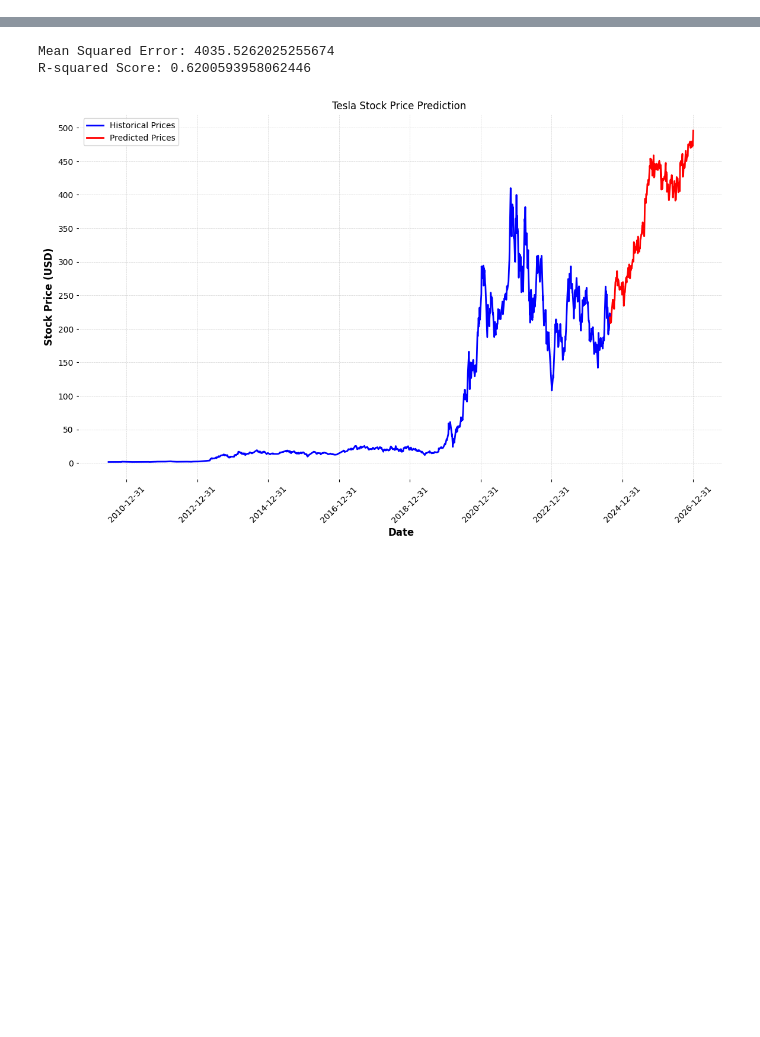
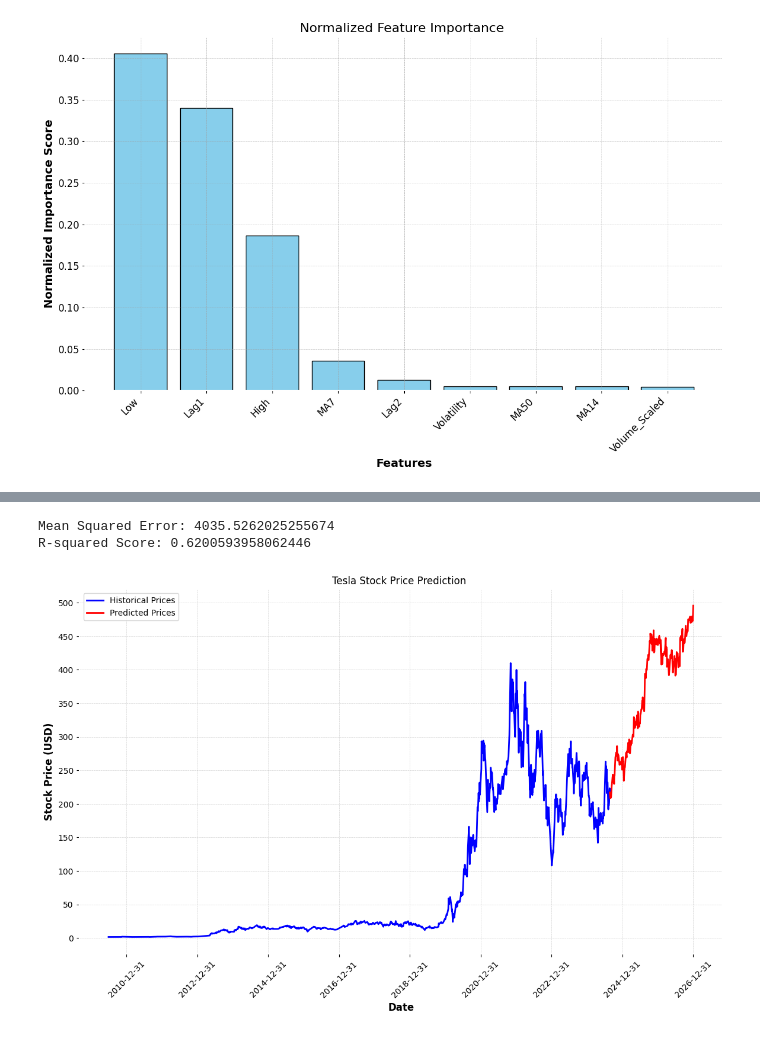
Before and after one commit to ol287/Learning_from_data_cw, a Jupyter notebook: Learning_front_data.ipynb, the cells around one changed output, grey strips where cells are left out. Saved outputs shown, nothing was run; the diff lists cells and outputs as text; code cells hidden in the pictures; blank space fills up the shorter version.

```diff
--- a/Learning_front_data.ipynb
+++ b/Learning_front_data.ipynb
@@ -272,2 +273,78 @@ Error reading the file: [Errno 2] No such file or directory: '/content/sample_da
 
 [365 rows x 2 columns]
+# %%
+import pandas as pd
+import numpy as np
+from xgboost import XGBRegressor
+from sklearn.model_selection import train_test_split
+import matplotlib.pyplot as plt
+
+
+# Ensure the 'Date' column is in datetime format
+df['Date'] = pd.to_datetime(df['Date'])
+
+# Perform the same preprocessing steps as described in your original code
+df['Volatility'] = df['High'] - df['Low']
+df['MA7'] = df['Close'].rolling(window=7).mean()
+df['MA14'] = df['Close'].rolling(window=14).mean()
+df['MA50'] = df['Close'].rolling(window=50).mean()
+df['Lag1'] = df['Close'].shift(1)
+df['Lag2'] = df['Close'].shift(2)
+
+# Drop rows with NaN values after creating moving averages and lag features
+df.dropna(inplace=True)
+
+import numpy as np
+import matplotlib.pyplot as plt
+import pandas as pd
+from xgboost import XGBRegressor
+from sklearn.model_selection import train_test_split
+
+# Define features and target
+features = ['High', 'Low', 'Volume_Scaled', 'Volatility', 'MA7', 'MA14', 'MA50', 'Lag1', 'Lag2']
+X = df[features]
+y = df['Close']
+
+# Split dataset
+X_train, X_test, y_train, y_test = train_test_split(X, y, test_size=0.2, random_state=42)
+
+# Train XGBoost model
+xgb = XGBRegressor(random_state=42)
+xgb.fit(X_train, y_train)
+
+# Get feature importances
+feature_importances = xgb.feature_importances_
+
+# Apply a square root transformation to spread smaller values
+transformed_importances = np.sqrt(feature_importances)
+
+# Renormalize to ensure the total sum is 1
+normalized_importances = transformed_importances / transformed_importances.sum()
+
+# Create a DataFrame for visualization
+importance_df = pd.DataFrame({
+    'Feature': features,
+    'Normalized Importance': normalized_importances
+}).sort_values(by='Normalized Importance', ascending=False)
+
+# Plot the adjusted feature importance
+plt.figure(figsize=(12, 8))
+plt.bar(
+    importance_df['Feature'],
+    importance_df['Normalized Importance'],
+    color='skyblue',
+    edgecolor='black'
+)
+plt.title('Normalized Feature Importance ', fontsize=16)
+plt.xlabel('Features', fontsize=14)
+plt.ylabel('Normalized Importance Score', fontsize=14)
+plt.xticks(rotation=45, ha='right', fontsize=12)
+plt.yticks(fontsize=12)
+plt.grid(axis='y', linestyle='--', alpha=0.7)
+plt.tight_layout()
+plt.show()
+
+# Print the normalized importances for inspection
+print(importance_df)
+# %% [output]
+[figure, added]
```
Also changed, not shown: parts of 3 cells of this notebook.
